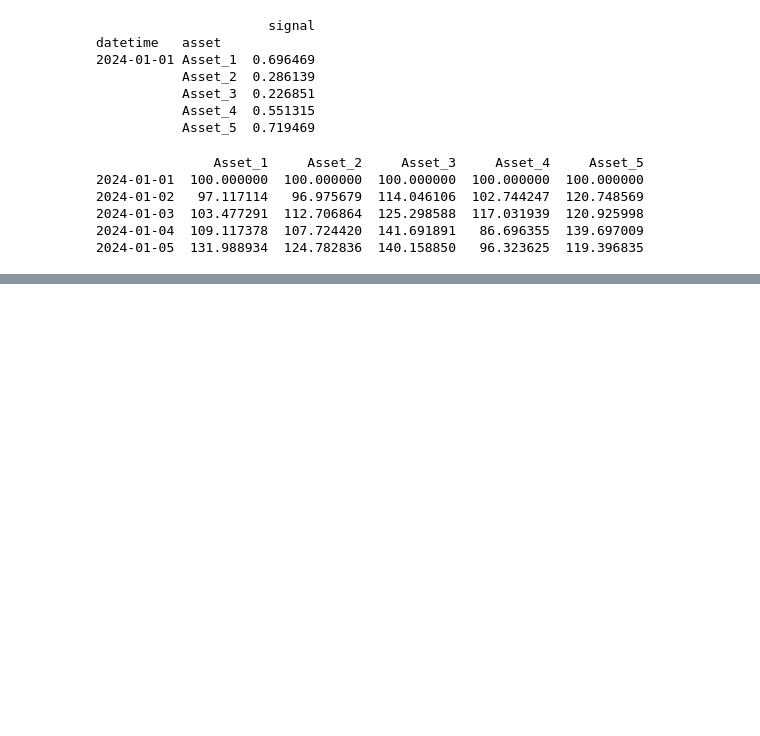
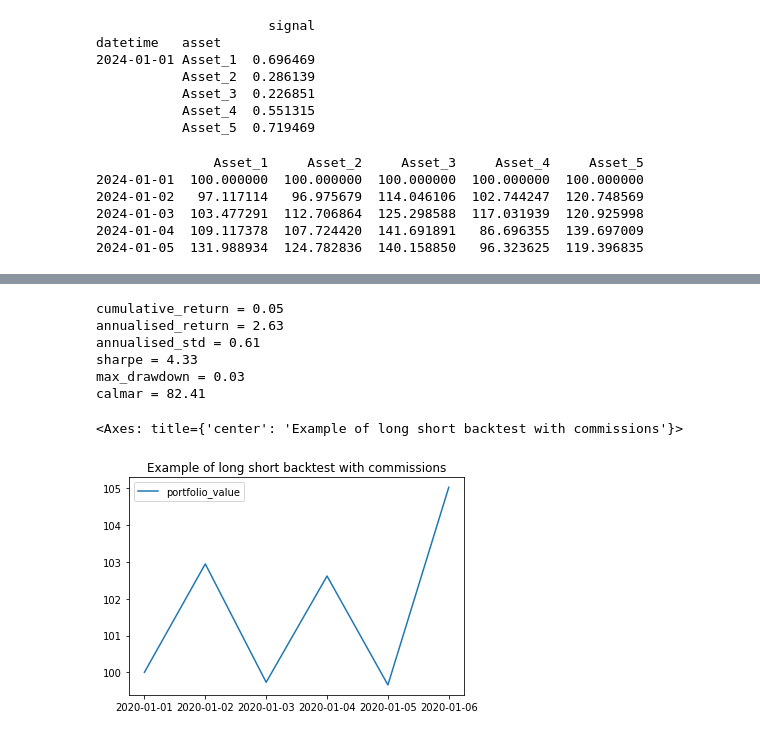
Before and after one commit to Peropero0/quantitative_finance_playground, a Jupyter notebook: notebooks/simple_vectorial_backtest/simple_vectorial_backtest.ipynb, the cells around one changed output, grey strips where cells are left out. Drawn from its saved outputs; the diff is of its cells as text; code cells hidden in the pictures; blank space fills up the shorter version.

```diff
--- a/notebooks/simple_vectorial_backtest/simple_vectorial_backtest.ipynb
+++ b/notebooks/simple_vectorial_backtest/simple_vectorial_backtest.ipynb
@@ -128,15 +156,29 @@ assert round(backtest_metrics['max_drawdown'], 5) == round(0.03126628452, 5)
 # %%
 # with commissions
 backtest_obj = backtest.VectorialBacktest(
     signals=signals_df,
     prices=prices_df,
     initial_cash=100,
     commissions=5,
     number_of_instruments_long_leg=1,
     number_of_instruments_short_leg=1
 )
 # Run backtest
 trades_df, equity_line_df, backtest_metrics = backtest_obj.do_backtest()
+
+for key, value in backtest_metrics.items():
+    print(f"{key} = {round(value,2)}")
+
+equity_line_df.plot(title="Example of long short backtest with commissions")
+# %% [output]
+cumulative_return = 0.05
+annualised_return = 2.63
+annualised_std = 0.61
+sharpe = 4.33
+max_drawdown = 0.03
+calmar = 82.41
+<Axes: title={'center': 'Example of long short backtest with commissions'}>
+[figure, added]
 # %%
 # checks
 assert (trades_df['A'] == [0.5, 0.5, -0.5, -0.5, 0.5]).all()
```
Also changed, not shown: parts of 4 cells of this notebook, 1 other file.
